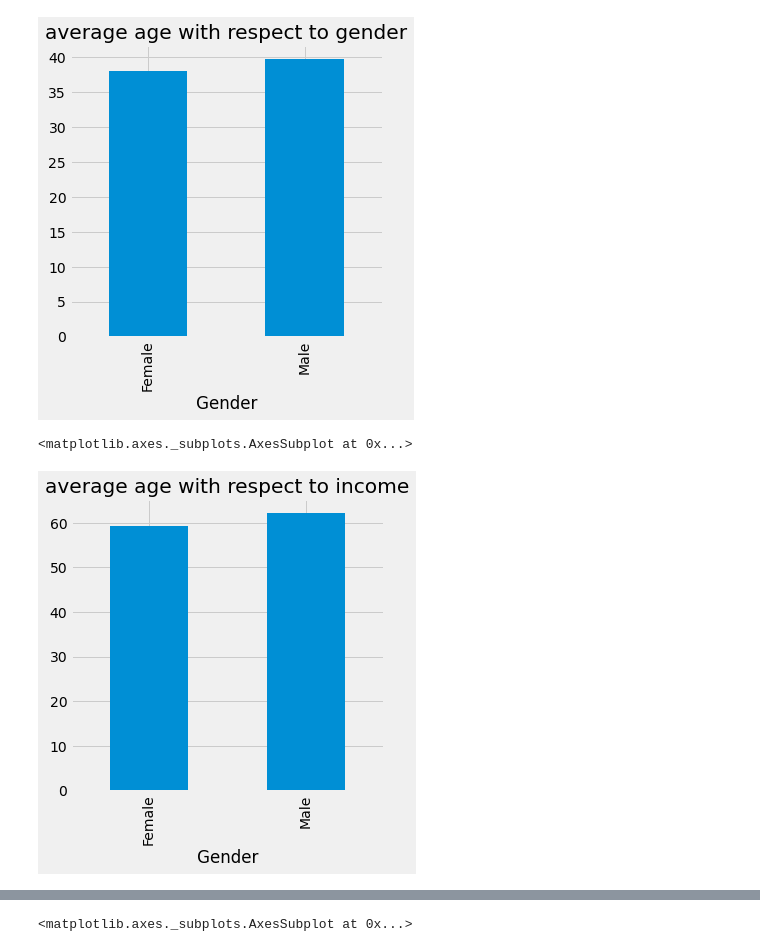
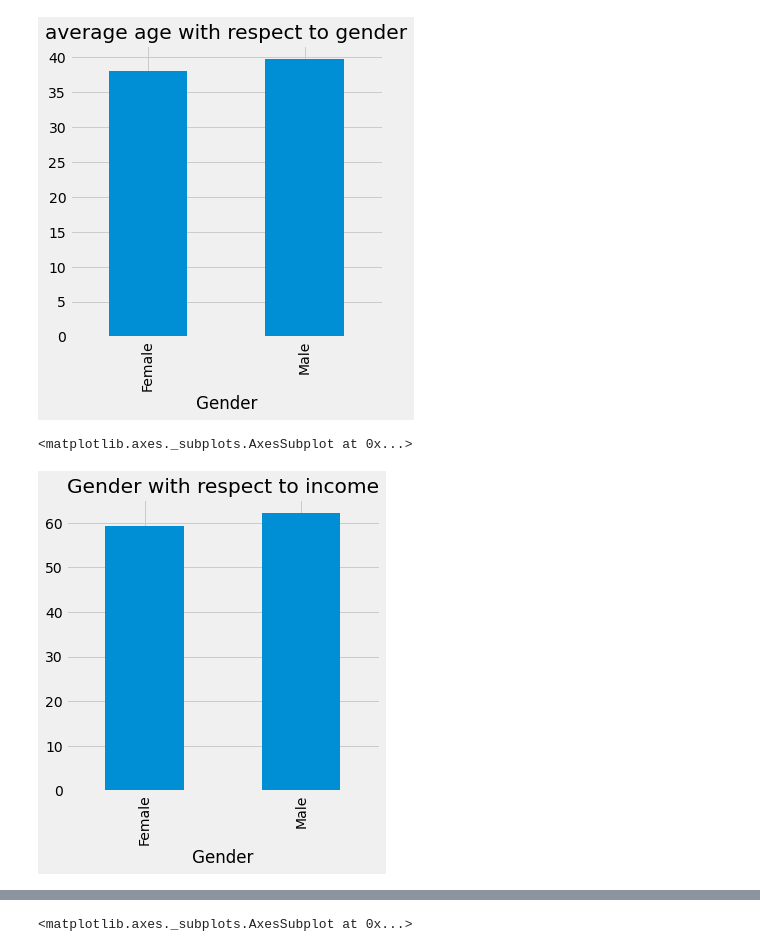
Before and after one commit to Mohamed209/machine-learning-course, a Jupyter notebook: Chapter_5_unsupervised_learning/1_Clustering/Mall Customer Segmentation with kmeans.ipynb, the cells around one changed output, grey strips where cells are left out. Saved outputs shown, nothing was run; the diff lists cells and outputs as text; code cells hidden in the pictures.

```diff
--- a/Chapter_5_unsupervised_learning/1_Clustering/Mall Customer Segmentation with kmeans.ipynb
+++ b/Chapter_5_unsupervised_learning/1_Clustering/Mall Customer Segmentation with kmeans.ipynb
@@ -71,8 +71,8 @@ df.groupby(['Gender'])['Age'].mean().plot(kind='bar',title='average age with res
 <matplotlib.axes._subplots.AxesSubplot at 0x...>
 [figure]
 # %%
-df.groupby(['Gender'])['Annual Income (k$)'].mean().plot(kind='bar',figsize=(5,5),title='average age with respect to income')
+df.groupby(['Gender'])['Annual Income (k$)'].mean().plot(kind='bar',figsize=(5,5),title='Gender with respect to income')
 # %% [output]
 <matplotlib.axes._subplots.AxesSubplot at 0x...>
-[figure, old version]
+[figure, new version]
 # %%
```
Also changed, not shown: parts of 5 cells of this notebook, 4 other files.
